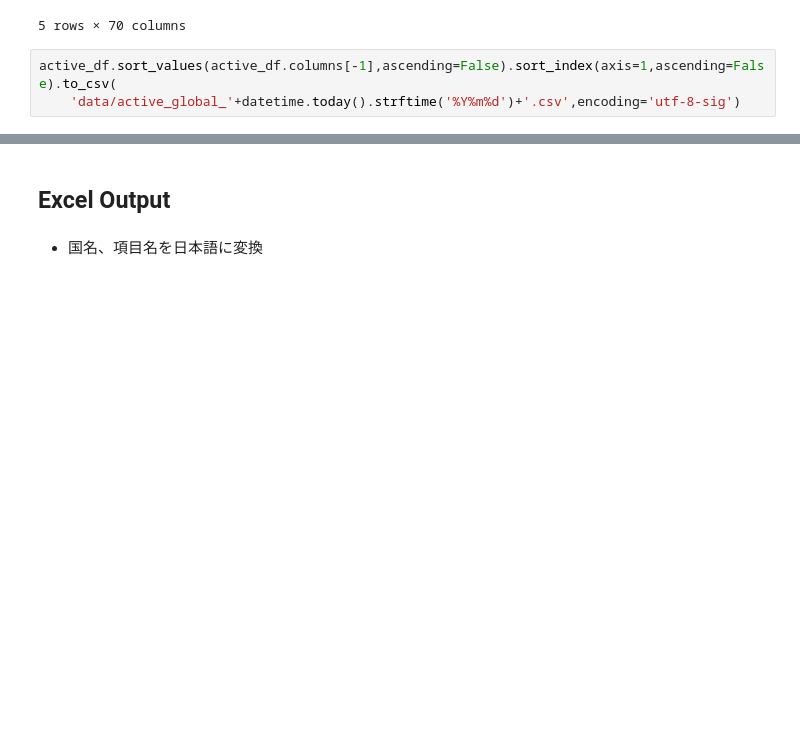
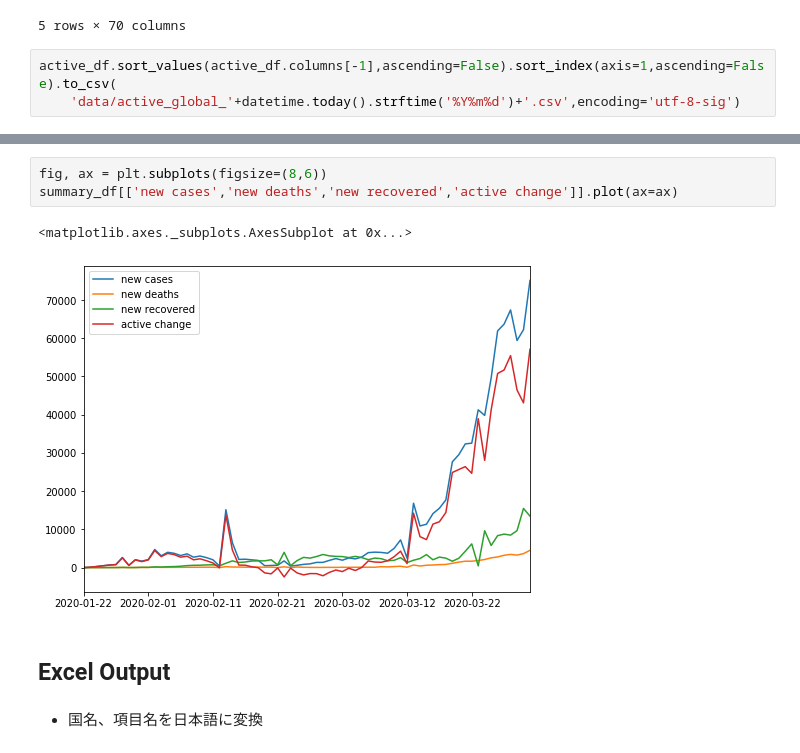
Before and after one commit to kazuhirokida/covid-19, a Jupyter notebook: JHU CSSE.ipynb, the cells around one changed output, grey strips where cells are left out. Saved outputs shown, nothing was run; the diff lists cells and outputs as text; blank space fills up the shorter version.

```diff
--- a/JHU CSSE.ipynb
+++ b/JHU CSSE.ipynb
@@ -206,3 +273,9 @@ total_df.plot(ax=ax)
+# %%
+fig, ax = plt.subplots(figsize=(8,6))
+summary_df[['new cases','new deaths','new recovered','active change']].plot(ax=ax)
+# %% [output]
+<matplotlib.axes._subplots.AxesSubplot at 0x...>
+[figure, added]
 # %% [markdown]
 ## Excel Output
 # %% [markdown]
```
Also changed, not shown: parts of 73 cells of this notebook, 22 other files.
